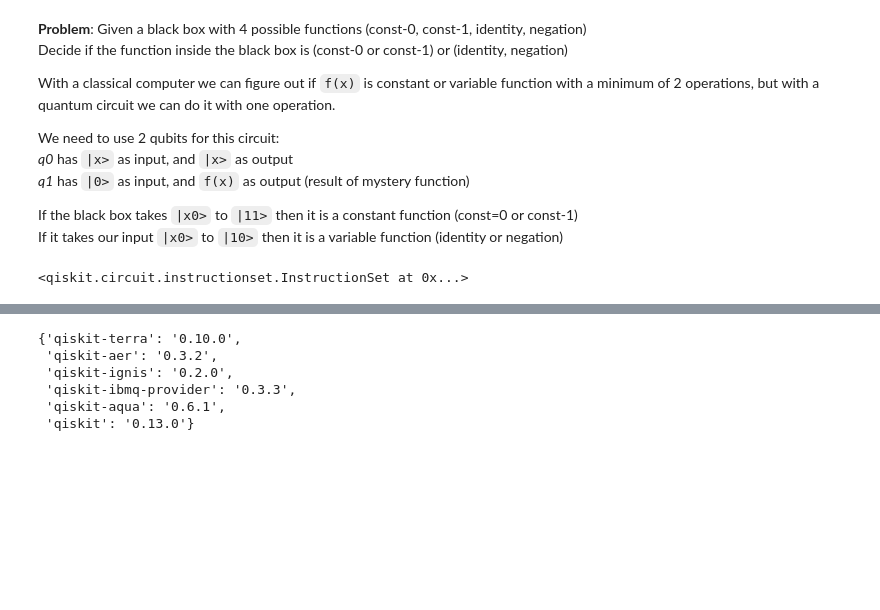
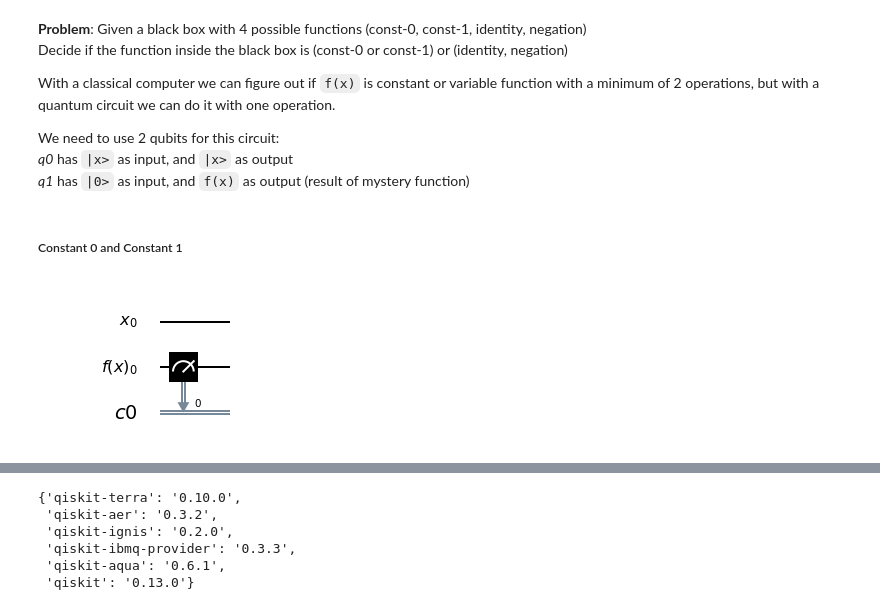
Before and after one commit to mdw/qiskit, a Jupyter notebook: Deutsch_Oracle.ipynb, the cells around one changed output, grey strips where cells are left out. Drawn from its saved outputs; the diff is of its cells as text; code cells hidden in the pictures; blank space fills up the shorter version.

```diff
--- a/Deutsch_Oracle.ipynb
+++ b/Deutsch_Oracle.ipynb
@@ -11,17 +11,22 @@ With a classical computer we can figure out if `f(x)` is constant or variable fu
 We need to use 2 qubits for this circuit:
 *q0* has `|x>` as input, and `|x>` as output
 *q1* has `|0>` as input, and `f(x)` as output (result of mystery function)
-
-If the black box takes `|x0>` to `|11>` then it is a constant function (const=0 or const-1)
-If it takes our input `|x0>` to `|10>` then it is a variable function (identity or negation)
-# %%
-q0 = QuantumRegister(1, 'x')
-q1 = QuantumRegister(1, 'f(x)')
-cr = ClassicalRegister(1)
-c = QuantumCircuit(q0, q1, cr)
-
-c.x([0,1])
-c.h([0,1])
-c.barrier()
-# %% [output]
-<qiskit.circuit.instructionset.InstructionSet at 0x...>
+# %% [markdown]
+##### Constant 0 and Constant 1
+# %%
+# constant 0 function (does nothing and) produces a 0 output for all inputs
+q1 = QuantumRegister(1, 'x')
+q2 = QuantumRegister(1, 'f(x)')
+q3 = QuantumRegister(1, 'x')
+q4 = QuantumRegister(1, 'f(x)')
+c1 = ClassicalRegister(1)
+c2 = ClassicalRegister(1)
+qc1 = QuantumCircuit(q1, q2, c1)
+qc2 = QuantumCircuit(q3, q4, c2)
+simulator = Aer.get_backend('qasm_simulator')
+
+# no operator needed to produce 0 as output
+qc1.measure(q2, 0)
+qc1.draw(output='mpl')
+# %% [output]
+[figure, added]
```
Also changed, not shown: parts of 19 cells of this notebook.
